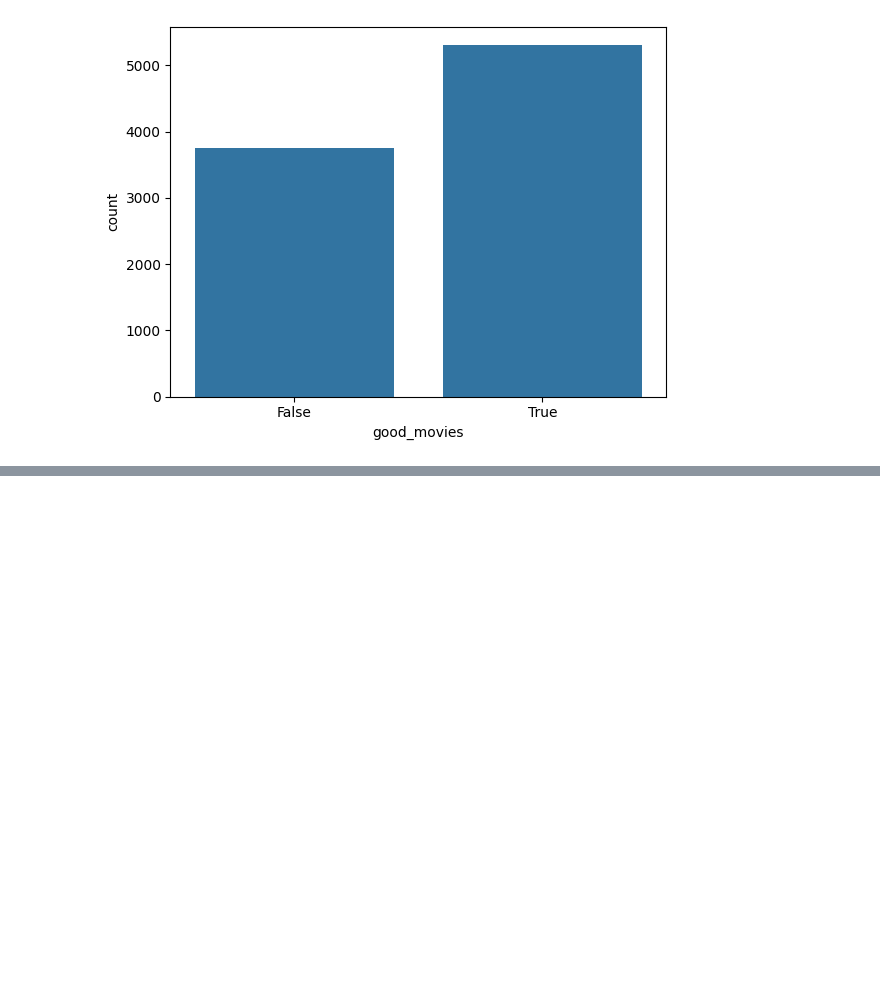
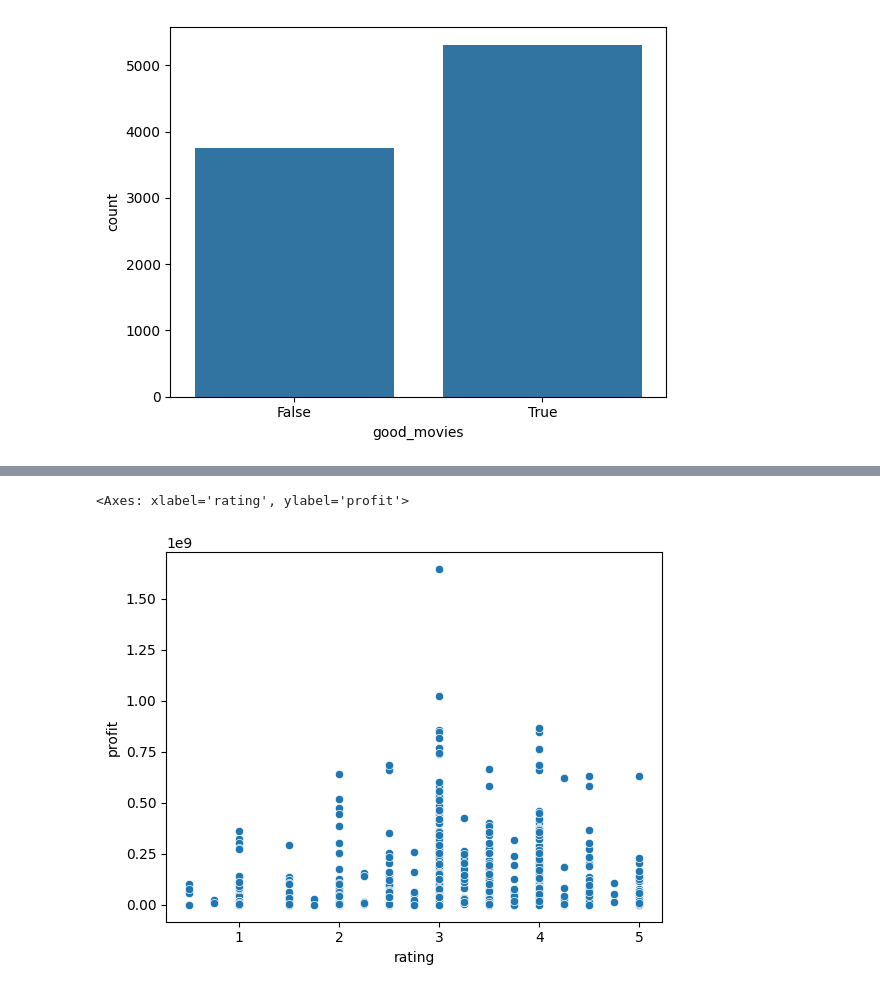
Before and after one commit to sitimustikaayu/Python_DataScientist, a Jupyter notebook: Google_Drive_Import.ipynb, the cells around one changed output, grey strips where cells are left out. Drawn from its saved outputs; the diff is of its cells as text; code cells hidden in the pictures; blank space fills up the shorter version.

```diff
--- a/Google_Drive_Import.ipynb
+++ b/Google_Drive_Import.ipynb
@@ -886,0 +904,7 @@ sns.countplot(data = rating_movies, x = 'good_movies')
+# %%
+sns.scatterplot(data = new_df, x = 'rating', y='profit')
+
+# tidak adakorelasi, tetapi movies dengan minimal 3 memiliki potensi profit
+# %% [output]
+<Axes: xlabel='rating', ylabel='profit'>
+[figure, added]
```
Also changed, not shown: parts of 27 cells of this notebook.
